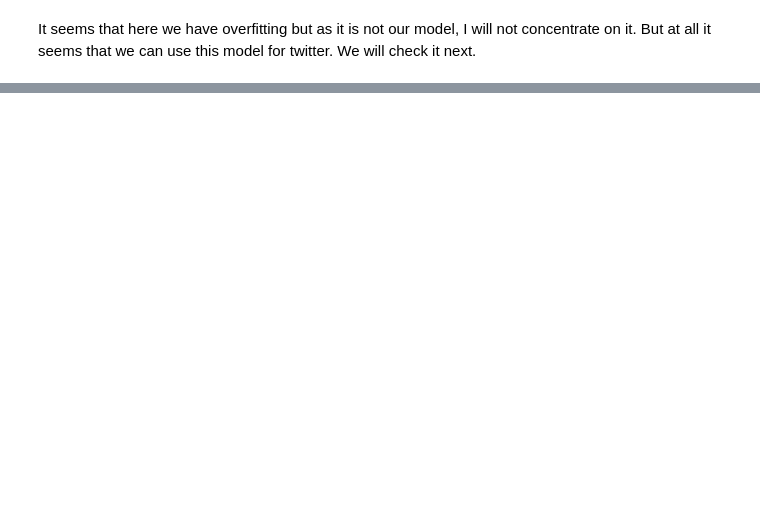
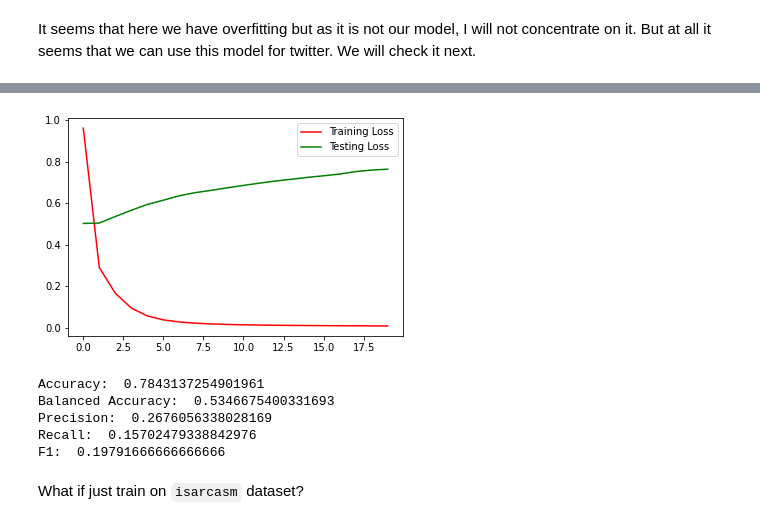
Before and after one commit to AmirAbaskohi/SemEval2022-Task6-Sarcasm-Detection, a Jupyter notebook: SarcasmDetection.ipynb, the cells around one changed output, grey strips where cells are left out. Drawn from its saved outputs; the diff is of its cells as text; code cells hidden in the pictures; blank space fills up the shorter version.

```diff
--- a/SarcasmDetection.ipynb
+++ b/SarcasmDetection.ipynb
@@ -758,0 +841,7 @@ It seems that here we have overfitting but as it is not our model, I will not co
+# %%
+plt.plot(epochs,history_isarcasm.history['loss'],'r',label='Training Loss')
+plt.plot(epochs,history_isarcasm.history['val_loss'],'g',label='Testing Loss')
+plt.legend()
+plt.show()
+# %% [output]
+[figure, added]
@@ -758,0 +852,10 @@ It seems that here we have overfitting but as it is not our model, I will not co
+# %%
+evaluate(predicted, test_labels_isarcasm)
+# %% [output]
+Accuracy:  0.7843137254901961
+Balanced Accuracy:  0.5346675400331693
+Precision:  0.2676056338028169
+Recall:  0.15702479338842976
+F1:  0.19791666666666666
+# %% [markdown]
+What if just train on `isarcasm` dataset?
```
Also changed, not shown: parts of 28 cells of this notebook.
